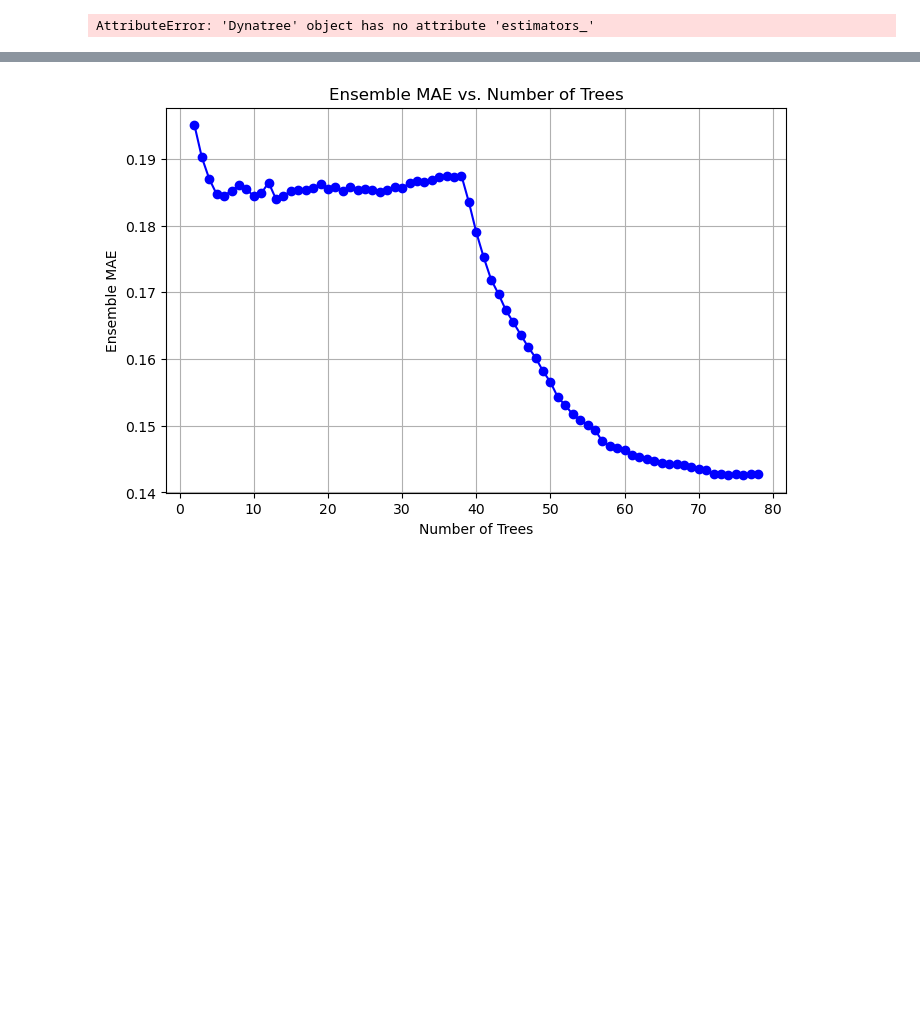
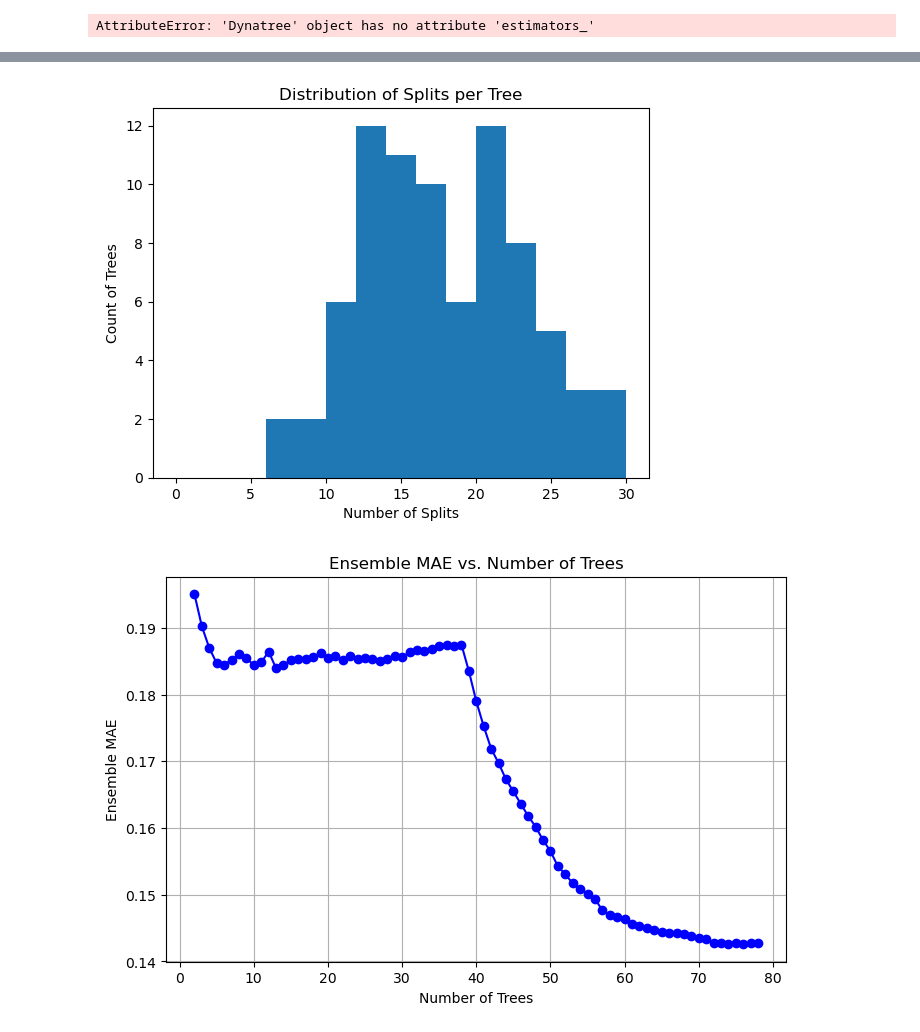
Before and after one commit to ashlab11/GibbsForest, a Jupyter notebook: OpenML.ipynb, the cells around one changed output, grey strips where cells are left out. Saved outputs shown, nothing was run; the diff lists cells and outputs as text; code cells hidden in the pictures; blank space fills up the shorter version.

```diff
--- a/OpenML.ipynb
+++ b/OpenML.ipynb
@@ -313,3 +320,12 @@ Not all trees have a 'feature_importances_' attribute.
+# %%
+split_counts = [tree.num_splits for tree in dyna._trees]
+plt.hist(split_counts, bins=range(0, max(split_counts)+2, 2))
+plt.title("Distribution of Splits per Tree")
+plt.xlabel("Number of Splits")
+plt.ylabel("Count of Trees")
+plt.show()
+# %% [output]
+[figure, added]
 # %%
 trees = dyna._trees
 predictions = np.array([tree.predict(X_train) for tree in trees])
```
Also changed, not shown: parts of 5 cells of this notebook, 1 other file.
